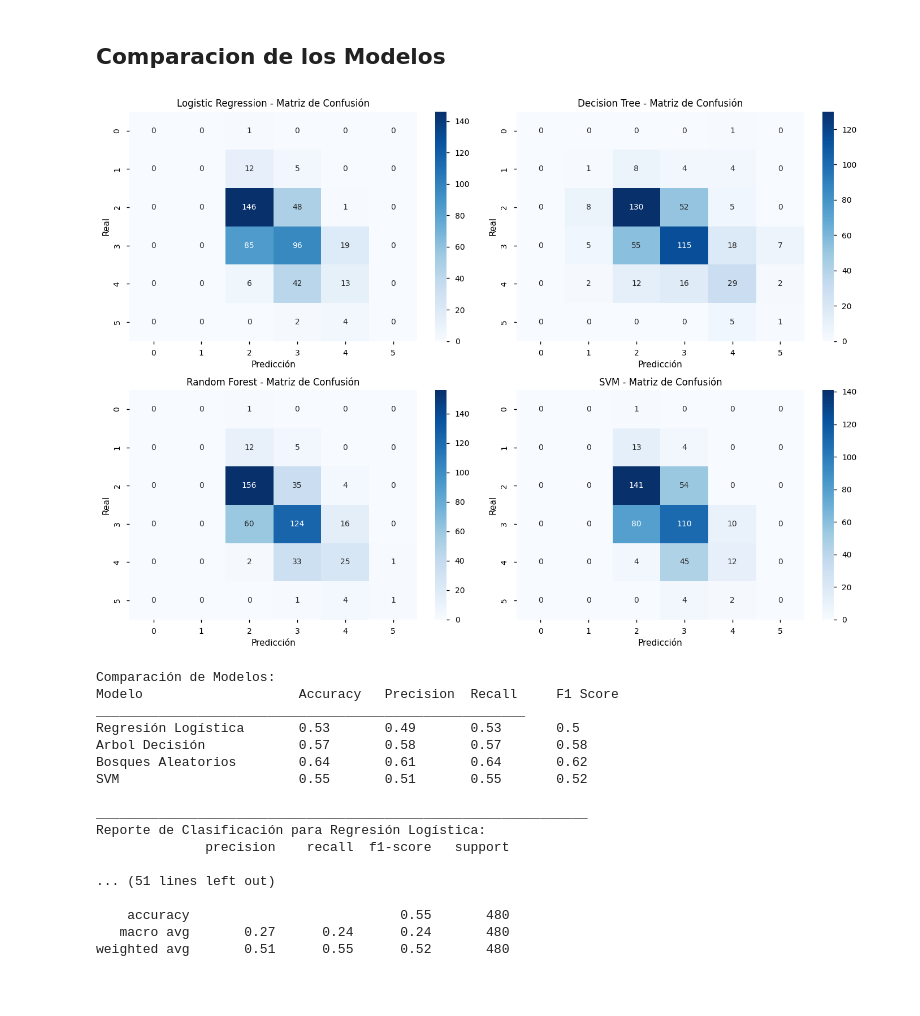
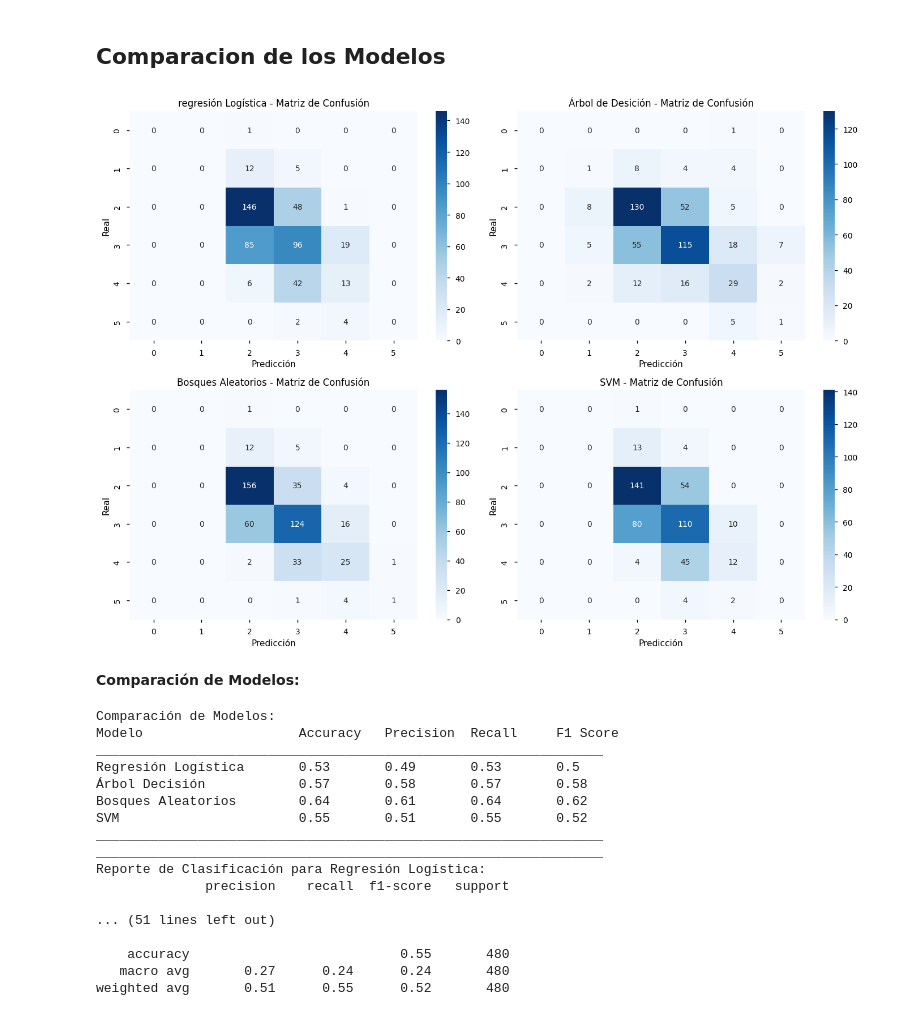
Before and after one commit to tdiego74/Clase_Data_Science_I_PBLC, a Jupyter notebook: ProyectoDS_ParteIII_Tocci.ipynb, the cells around one changed output. Cells and saved outputs as stored; diff of their text form; code cells hidden in the pictures; blank space fills up the shorter version.

```diff
--- a/ProyectoDS_ParteIII_Tocci.ipynb
+++ b/ProyectoDS_ParteIII_Tocci.ipynb
@@ -691,68 +691,73 @@ weighted avg       0.61      0.64      0.62       480
 # %%
 # Graficar las matrices de confusión
 fig, axes = plt.subplots(2, 2, figsize=(14, 10))
 sns.heatmap(cm_logistic, annot=True, fmt='d', cmap='Blues', ax=axes[0, 0])
-axes[0, 0].set_title('Logistic Regression - Matriz de Confusión')
+axes[0, 0].set_title('regresión Logística - Matriz de Confusión')
 axes[0, 0].set_xlabel('Predicción')
 axes[0, 0].set_ylabel('Real')
 
 sns.heatmap(cm_tree, annot=True, fmt='d', cmap='Blues', ax=axes[0, 1])
-axes[0, 1].set_title('Decision Tree - Matriz de Confusión')
+axes[0, 1].set_title('Árbol de Desición - Matriz de Confusión')
 axes[0, 1].set_xlabel('Predicción')
 axes[0, 1].set_ylabel('Real')
 
 sns.heatmap(cm_rf, annot=True, fmt='d', cmap='Blues', ax=axes[1, 0])
-axes[1, 0].set_title('Random Forest - Matriz de Confusión')
+axes[1, 0].set_title('Bosques Aleatorios - Matriz de Confusión')
 axes[1, 0].set_xlabel('Predicción')
 axes[1, 0].set_ylabel('Real')
 
 sns.heatmap(cm_svm, annot=True, fmt='d', cmap='Blues', ax=axes[1, 1])
 axes[1, 1].set_title('SVM - Matriz de Confusión')
 axes[1, 1].set_xlabel('Predicción')
 axes[1, 1].set_ylabel('Real')
 
 plt.tight_layout()
 plt.show()
 # %% [output]
-[figure, old version]
+[figure, new version]
 # %%
+from IPython.display import display, HTML
+
+display(HTML('<b>Comparación de Modelos:</b>'))
+
 print("Comparación de Modelos:")
 
 print(f"{'Modelo':<25} {'Accuracy':<10} {'Precision':<10} {'Recall':<10} {'F1 Score':<10}")
-print(f"{'_'*55}")
+print(f"{'_'*65}")
 print(f"{'Regresión Logística':<25} {accuracy_logistic:<10} {precision_logistic:<10} {recall_logistic:<10} {f1_logistic:<10}")
-print(f"{'Arbol Decisión':<25} {accuracy_tree:<10} {precision_tree:<10} {recall_tree:<10} {f1_tree:<10}")
+print(f"{'Árbol Decisión':<25} {accuracy_tree:<10} {precision_tree:<10} {recall_tree:<10} {f1_tree:<10}")
 print(f"{'Bosques Aleatorios':<25} {accuracy_rf:<10} {precision_rf:<10} {recall_rf:<10} {f1_rf:<10}")
 print(f"{'SVM':<25} {accuracy_svm:<10} {precision_svm:<10} {recall_svm:<10} {f1_svm:<10}")
 
 
-print()
+print(f"{'_'*65}")
 
-print("_______________________________________________________________")
+print(f"{'_'*65}")
 print("Reporte de Clasificación para Regresión Logística:")
 print(metrics.classification_report(y_test, y_pred, zero_division=0))
 
-print("_______________________________________________________________")
+print(f"{'_'*65}")
 print("Informe de Clasificación para Árbol de Decisión:")
 print(metrics.classification_report(y_test, y_pred_tree, zero_division=0))
 
-print("_______________________________________________________________")
+print(f"{'_'*65}")
 print("Informe de Clasificación para Random Forest:")
 print(metrics.classification_report(y_test, y_pred_rf, zero_division=0))
 
-print("_______________________________________________________________")
+print(f"{'_'*65}")
 print("Informe de Clasificación para SVM:")
 print(metrics.classification_report(y_test, y_pred_svm, zero_division=0))
 # %% [output]
+Comparación de Modelos:
 Comparación de Modelos:
 Modelo                    Accuracy   Precision  Recall     F1 Score
-_______________________________________________________
+_________________________________________________________________
 Regresión Logística       0.53       0.49       0.53       0.5
-Arbol Decisión            0.57       0.58       0.57       0.58
+Árbol Decisión            0.57       0.58       0.57       0.58
 Bosques Aleatorios        0.64       0.61       0.64       0.62
 SVM                       0.55       0.51       0.55       0.52
-
-_______________________________________________________________
+_________________________________________________________________
+_________________________________________________________________
 Reporte de Clasificación para Regresión Logística:
               precision    recall  f1-score   support
 
```
Also changed, not shown: parts of 11 cells of this notebook.
